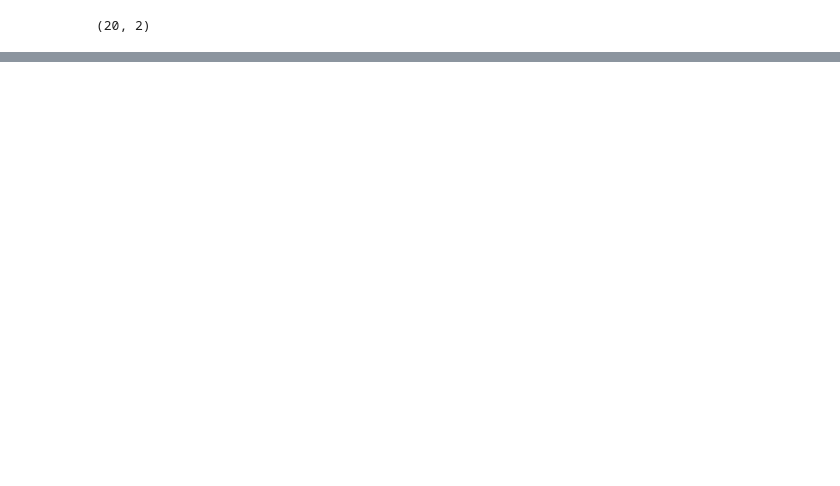
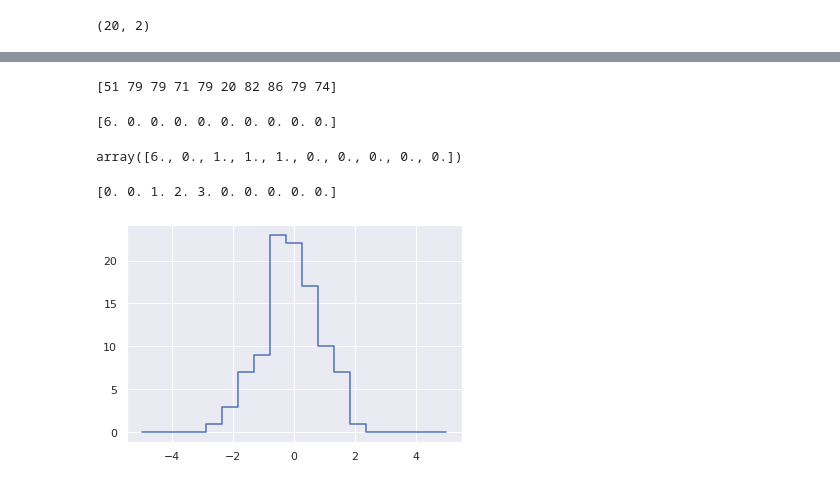
Before and after one commit to masterpython4ds/assignment-1-Philipotieno, a Jupyter notebook: Learn/Exploring Fancy Indexing.ipynb, the cells around one changed output, grey strips where cells are left out. Drawn from its saved outputs; the diff is of its cells as text; code cells hidden in the pictures; blank space fills up the shorter version.

```diff
--- a/Learn/Exploring Fancy Indexing.ipynb
+++ b/Learn/Exploring Fancy Indexing.ipynb
@@ -104,0 +113,42 @@ plt.scatter(selection[:, 0], selection[:, 1],
+# %%
+x[i] -= 10
+print(x)
+# %% [output]
+[51 79 79 71 79 20 82 86 79 74]
+# %%
+x = np.zeros(10)
+x[[0, 0]] = [4, 6]
+print(x)
+# %% [output]
+[6. 0. 0. 0. 0. 0. 0. 0. 0. 0.]
+# %%
+i = [2, 3, 3, 4, 4,4]
+x[i] += 1
+x
+# %% [output]
+array([6., 0., 1., 1., 1., 0., 0., 0., 0., 0.])
+# %%
+x = np.zeros(10)
+np.add.at(x, i,1)
+print(x)
+# %% [output]
+[0. 0. 1. 2. 3. 0. 0. 0. 0. 0.]
+# %%
+## Example
+np.random.seed(42)
+x = np.random.randn(100)
+
+# compute a histogram by hand
+bins = np.linspace(-5, 5, 20)
+counts = np.zeros_like(bins)
+
+# find the appropiate bin for each X
+i = np.searchsorted(bins, x)
+
+# Add one to each of this been files
+np.add.at(counts, i, 1)
+# %%
+# Plot the results
+plt.plot(bins, counts, linestyle='steps');
+# %% [output]
+[figure, added]
```
Also changed, not shown: parts of 6 cells of this notebook.
